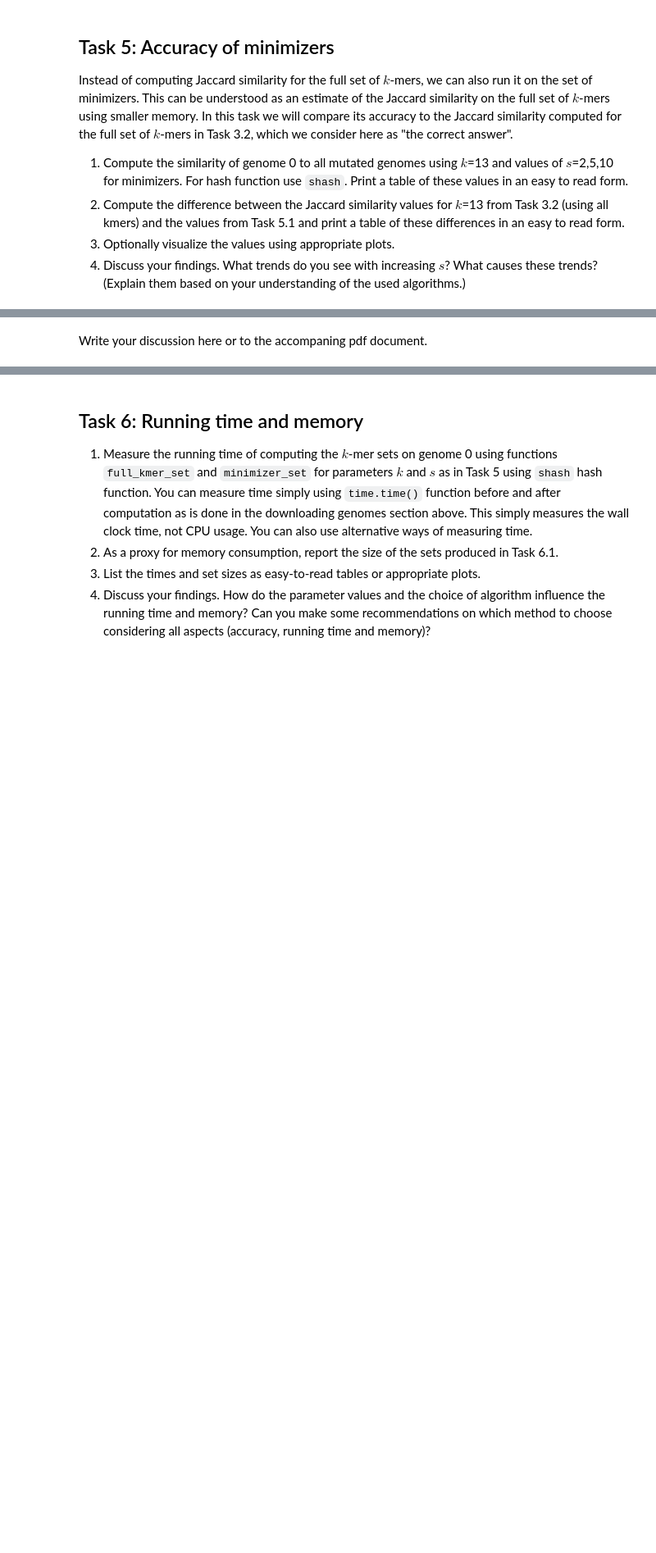
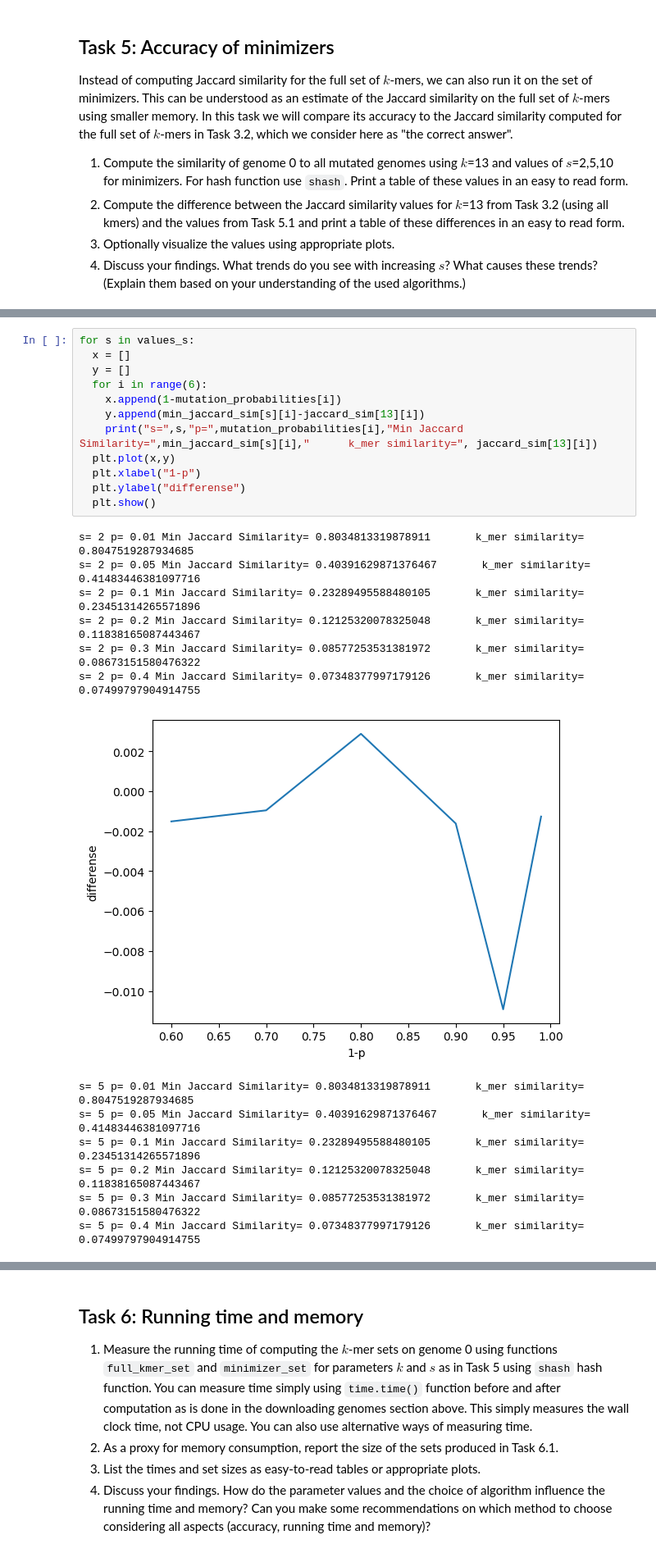
Before and after one commit to ArtsiomShcherba/fmfi-propedeutika-codequality, a Jupyter notebook: notebooks/a1i.ipynb, the cells around one changed output, grey strips where cells are left out. Shown: that part at 82% size. Saved outputs shown, nothing was run; the diff lists cells and outputs as text; blank space fills up the shorter version.

```diff
--- a/notebooks/a1i.ipynb
+++ b/notebooks/a1i.ipynb
@@ -574,2 +595,26 @@ s= 10 Min Jaccard Similarity= [0.8014112903225806, 0.41139240506329117, 0.219123
-# %% [markdown]
-Write your discussion here or to the accompaning pdf document.
+# %%
+for s in values_s:
+  x = []
+  y = []
+  for i in range(6):
+    x.append(1-mutation_probabilities[i])
+    y.append(min_jaccard_sim[s][i]-jaccard_sim[13][i])
+    print("s=",s,"p=",mutation_probabilities[i],"Min Jaccard Similarity=",min_jaccard_sim[s][i],"      k_mer similarity=", jaccard_sim[13][i])
+  plt.plot(x,y)
+  plt.xlabel("1-p")
+  plt.ylabel("differense")
+  plt.show()
+# %% [output]
+s= 2 p= 0.01 Min Jaccard Similarity= 0.8034813319878911       k_mer similarity= 0.8047519287934685
+s= 2 p= 0.05 Min Jaccard Similarity= 0.40391629871376467       k_mer similarity= 0.41483446381097716
+s= 2 p= 0.1 Min Jaccard Similarity= 0.23289495588480105       k_mer similarity= 0.23451314265571896
+s= 2 p= 0.2 Min Jaccard Similarity= 0.12125320078325048       k_mer similarity= 0.11838165087443467
+s= 2 p= 0.3 Min Jaccard Similarity= 0.08577253531381972       k_mer similarity= 0.08673151580476322
+s= 2 p= 0.4 Min Jaccard Similarity= 0.07348377997179126       k_mer similarity= 0.07499797904914755
+[figure, added]
+s= 5 p= 0.01 Min Jaccard Similarity= 0.8034813319878911       k_mer similarity= 0.8047519287934685
+s= 5 p= 0.05 Min Jaccard Similarity= 0.40391629871376467       k_mer similarity= 0.41483446381097716
+s= 5 p= 0.1 Min Jaccard Similarity= 0.23289495588480105       k_mer similarity= 0.23451314265571896
+s= 5 p= 0.2 Min Jaccard Similarity= 0.12125320078325048       k_mer similarity= 0.11838165087443467
+s= 5 p= 0.3 Min Jaccard Similarity= 0.08577253531381972       k_mer similarity= 0.08673151580476322
+s= 5 p= 0.4 Min Jaccard Similarity= 0.07348377997179126       k_mer similarity= 0.07499797904914755
```
Also changed, not shown: parts of 16 cells of this notebook.
